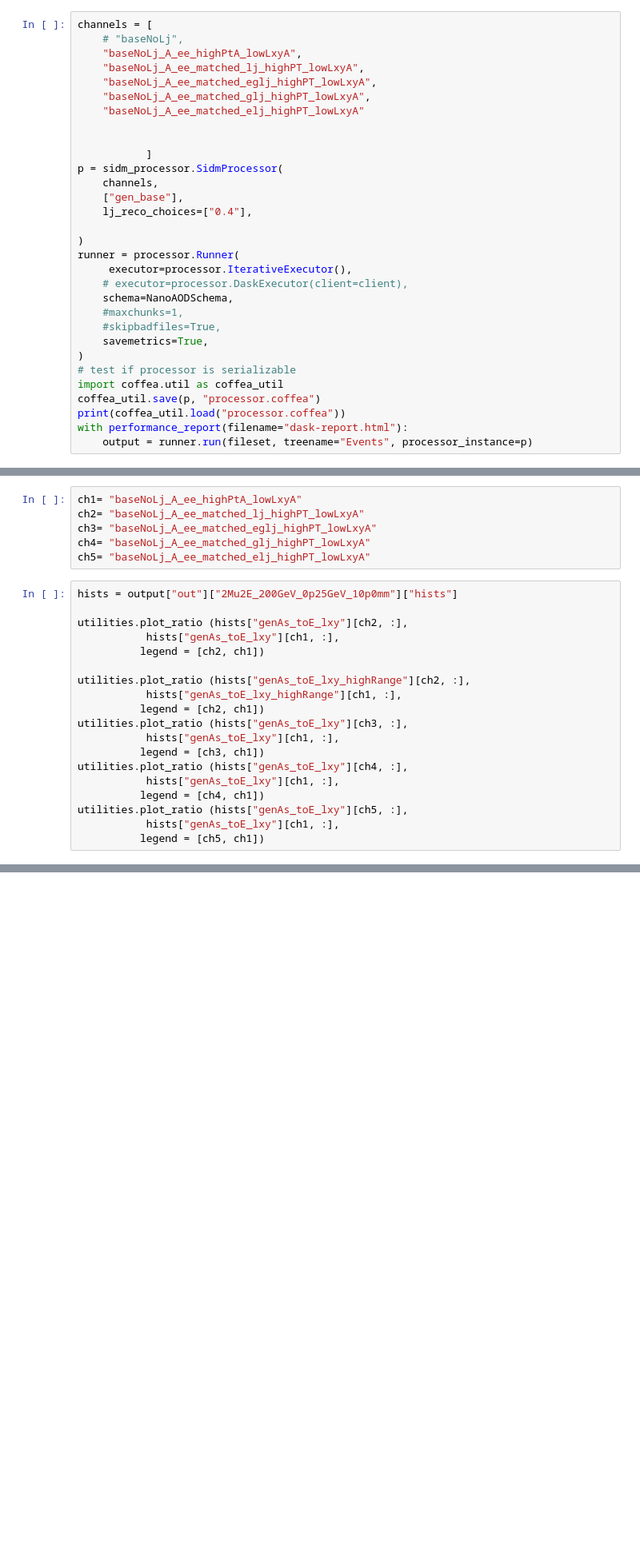
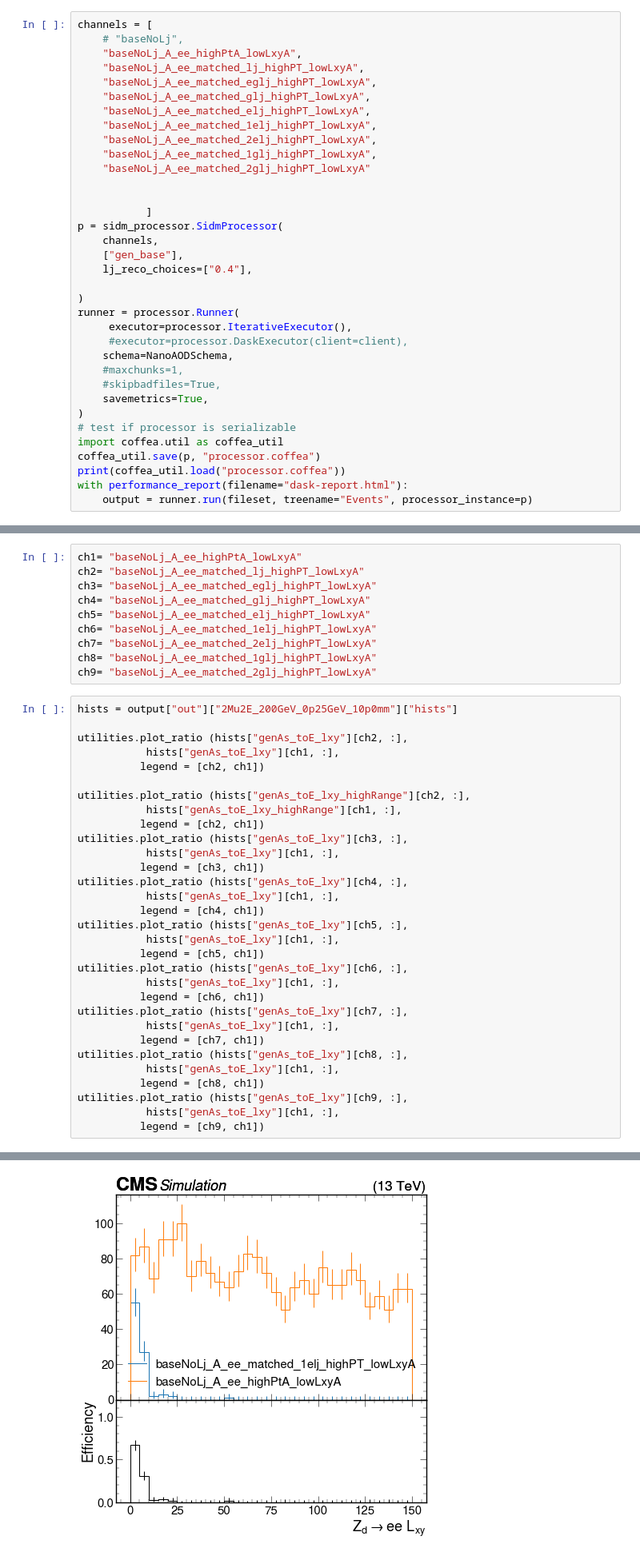
Before and after one commit to yeopjjang/SIDM, a Jupyter notebook: sidm/studies/ljRecoEffi_studies/e_or_g_effi.ipynb, the cells around one changed output, grey strips where cells are left out. Shown at 80% size. Saved outputs shown, nothing was run; the diff lists cells and outputs as text; blank space fills up the shorter version.

```diff
--- a/sidm/studies/ljRecoEffi_studies/e_or_g_effi.ipynb
+++ b/sidm/studies/ljRecoEffi_studies/e_or_g_effi.ipynb
@@ -68,7 +68,11 @@ channels = [
     "baseNoLj_A_ee_matched_lj_highPT_lowLxyA",
     "baseNoLj_A_ee_matched_eglj_highPT_lowLxyA",
     "baseNoLj_A_ee_matched_glj_highPT_lowLxyA",
-    "baseNoLj_A_ee_matched_elj_highPT_lowLxyA"
+    "baseNoLj_A_ee_matched_elj_highPT_lowLxyA",
+    "baseNoLj_A_ee_matched_1elj_highPT_lowLxyA",
+    "baseNoLj_A_ee_matched_2elj_highPT_lowLxyA",
+    "baseNoLj_A_ee_matched_1glj_highPT_lowLxyA",
+    "baseNoLj_A_ee_matched_2glj_highPT_lowLxyA"
 
 
            ]
@@ -80,7 +84,7 @@ p = sidm_processor.SidmProcessor(
 )
 runner = processor.Runner(
      executor=processor.IterativeExecutor(),
-    # executor=processor.DaskExecutor(client=client),
+     #executor=processor.DaskExecutor(client=client),
     schema=NanoAODSchema,
     #maxchunks=1,
     #skipbadfiles=True,
@@ -123,28 +127,45 @@ ch2= "baseNoLj_A_ee_matched_lj_highPT_lowLxyA"
 ch3= "baseNoLj_A_ee_matched_eglj_highPT_lowLxyA"
 ch4= "baseNoLj_A_ee_matched_glj_highPT_lowLxyA"
 ch5= "baseNoLj_A_ee_matched_elj_highPT_lowLxyA"
+ch6= "baseNoLj_A_ee_matched_1elj_highPT_lowLxyA"
+ch7= "baseNoLj_A_ee_matched_2elj_highPT_lowLxyA"
+ch8= "baseNoLj_A_ee_matched_1glj_highPT_lowLxyA"
+ch9= "baseNoLj_A_ee_matched_2glj_highPT_lowLxyA"
 # %%
 hists = output["out"]["2Mu2E_200GeV_0p25GeV_10p0mm"]["hists"]
 
 utilities.plot_ratio (hists["genAs_toE_lxy"][ch2, :],
            hists["genAs_toE_lxy"][ch1, :],
           legend = [ch2, ch1])
 
 utilities.plot_ratio (hists["genAs_toE_lxy_highRange"][ch2, :],
            hists["genAs_toE_lxy_highRange"][ch1, :],
           legend = [ch2, ch1])
 utilities.plot_ratio (hists["genAs_toE_lxy"][ch3, :],
            hists["genAs_toE_lxy"][ch1, :],
           legend = [ch3, ch1])
 utilities.plot_ratio (hists["genAs_toE_lxy"][ch4, :],
            hists["genAs_toE_lxy"][ch1, :],
           legend = [ch4, ch1])
 utilities.plot_ratio (hists["genAs_toE_lxy"][ch5, :],
            hists["genAs_toE_lxy"][ch1, :],
           legend = [ch5, ch1])
+utilities.plot_ratio (hists["genAs_toE_lxy"][ch6, :],
+           hists["genAs_toE_lxy"][ch1, :],
+          legend = [ch6, ch1])
+utilities.plot_ratio (hists["genAs_toE_lxy"][ch7, :],
+           hists["genAs_toE_lxy"][ch1, :],
+          legend = [ch7, ch1])
+utilities.plot_ratio (hists["genAs_toE_lxy"][ch8, :],
+           hists["genAs_toE_lxy"][ch1, :],
+          legend = [ch8, ch1])
+utilities.plot_ratio (hists["genAs_toE_lxy"][ch9, :],
+           hists["genAs_toE_lxy"][ch1, :],
+          legend = [ch9, ch1])
 # %% [output]
 [figure]
 [figure]
 [figure]
 [figure]
 [figure]
+[figure, added]
```
Also changed, not shown: parts of 5 cells of this notebook, 2 other files.
